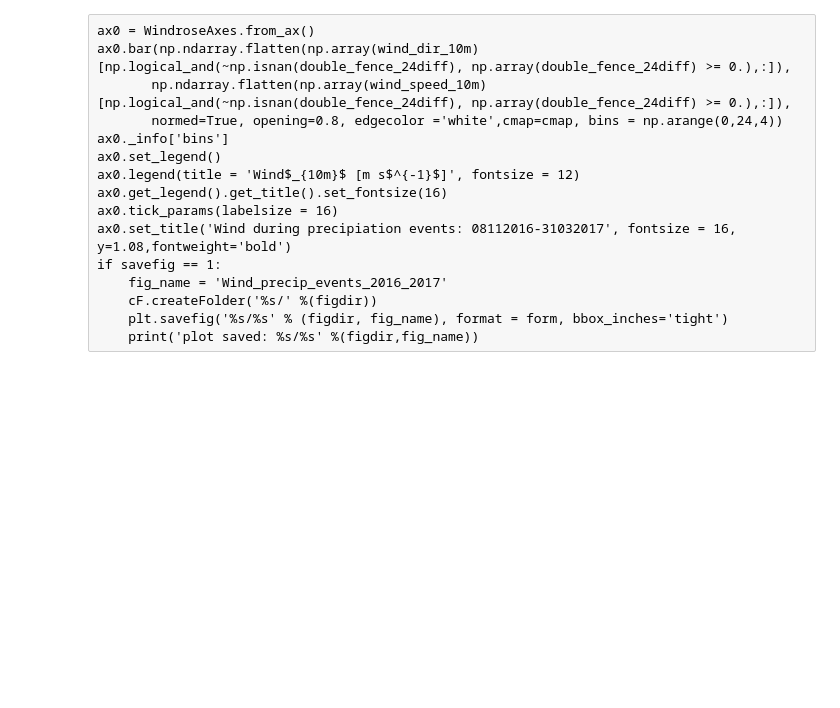
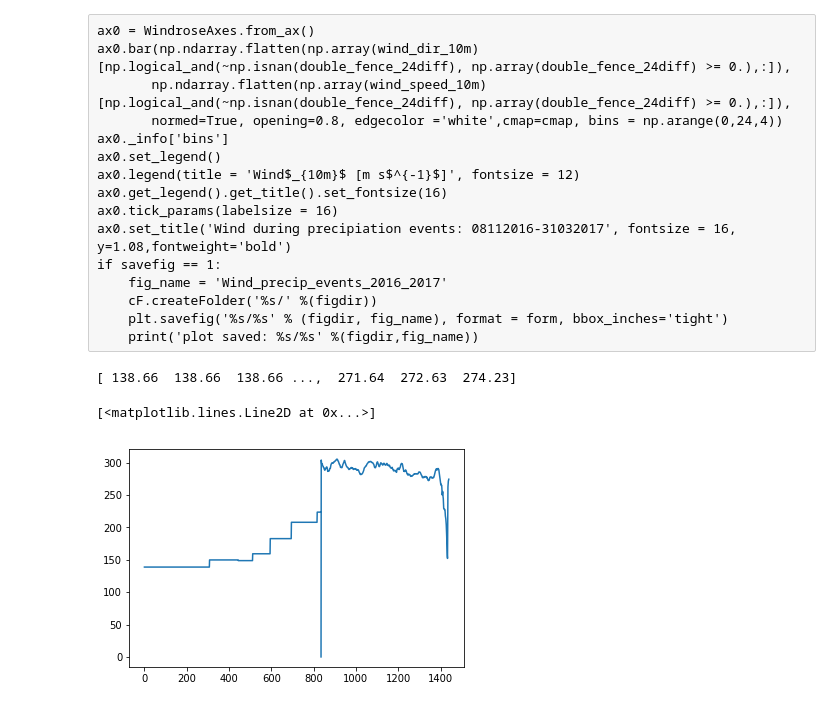
Before and after one commit to franzihe/research_Haukeli, a Jupyter notebook: Weathermast/read_sfc_obs.ipynb, the cells around one changed output. Cells and saved outputs as stored; diff of their text form; code cells hidden in the pictures; blank space fills up the shorter version.

Commit message:
minor changes in month

```diff
--- a/Weathermast/read_sfc_obs.ipynb
+++ b/Weathermast/read_sfc_obs.ipynb
@@ -276,6 +275,19 @@ for month in m:
         else:
             day = '%s' %day
 # %%
-year = 2017
-month = '01'
-day = 11
+year = 2016
+month = '11'
+day = 23
+# %%
+dirnc = '../../Data/Weathermast/Met_%s%s%s_Haukeliseter.nc' %(year,month,day)
+
+
+f = netCDF4.Dataset(dirnc, 'r')
+wind_dir_10m = f.variables['10m_wind_dir_mast1'][:]
+
+print(wind_dir_10m)
+plt.plot(wind_dir_10m)
+# %% [output]
+[ 138.66  138.66  138.66 ...,  271.64  272.63  274.23]
+[<matplotlib.lines.Line2D at 0x...>]
+[figure, added]
```
Also changed, not shown: parts of 17 cells of this notebook.
